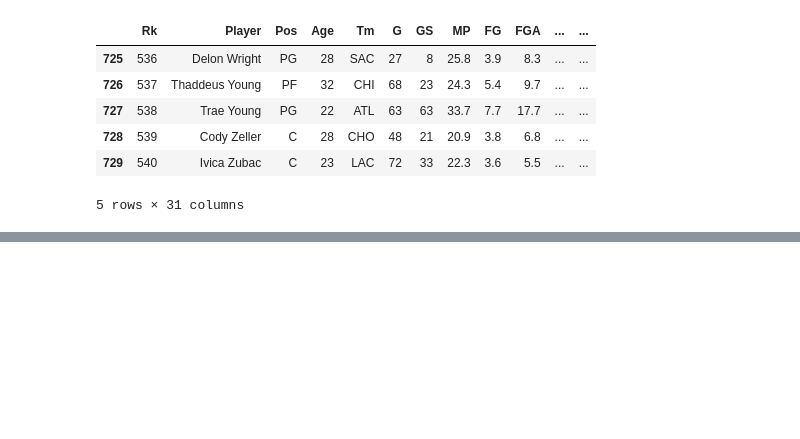
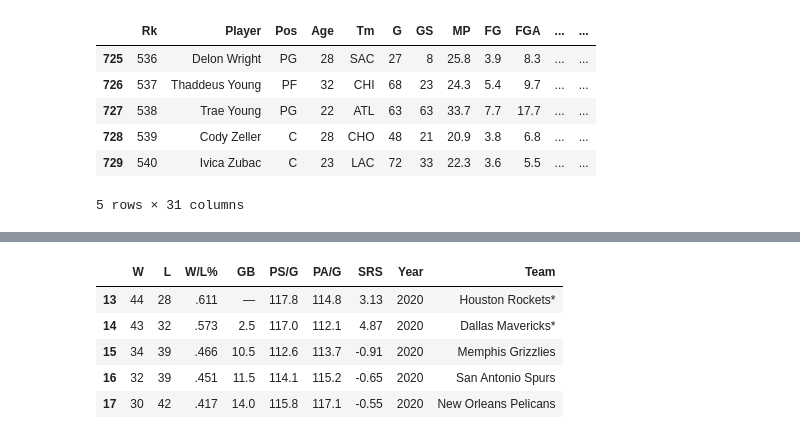
Before and after one commit to RoosterMonkey777/NBA-MVP-Predictor, a Jupyter notebook: nba_mvp_web_scraping.ipynb, the cells around one changed output, grey strips where cells are left out. Cells and saved outputs as stored; diff of their text form; code cells hidden in the pictures; blank space fills up the shorter version.

```diff
--- a/nba_mvp_web_scraping.ipynb
+++ b/nba_mvp_web_scraping.ipynb
@@ -308,0 +379,9 @@ The final thing we need is that 'team record' matters alot for mvp race. We want
+# %%
+teams.tail()
+# %% [output]
+|  | W | L | W/L% | GB | PS/G | PA/G | SRS | Year | Team |
+| 13 | 44 | 28 | .611 | — | 117.8 | 114.8 | 3.13 | 2020 | Houston Rockets* |
+| 14 | 43 | 32 | .573 | 2.5 | 117.0 | 112.1 | 4.87 | 2020 | Dallas Mavericks* |
+| 15 | 34 | 39 | .466 | 10.5 | 112.6 | 113.7 | -0.91 | 2020 | Memphis Grizzlies |
+| 16 | 32 | 39 | .451 | 11.5 | 114.1 | 115.2 | -0.65 | 2020 | San Antonio Spurs |
+| 17 | 30 | 42 | .417 | 14.0 | 115.8 | 117.1 | -0.55 | 2020 | New Orleans Pelicans |
```
Also changed, not shown: parts of 9 cells of this notebook, 32 other files.
